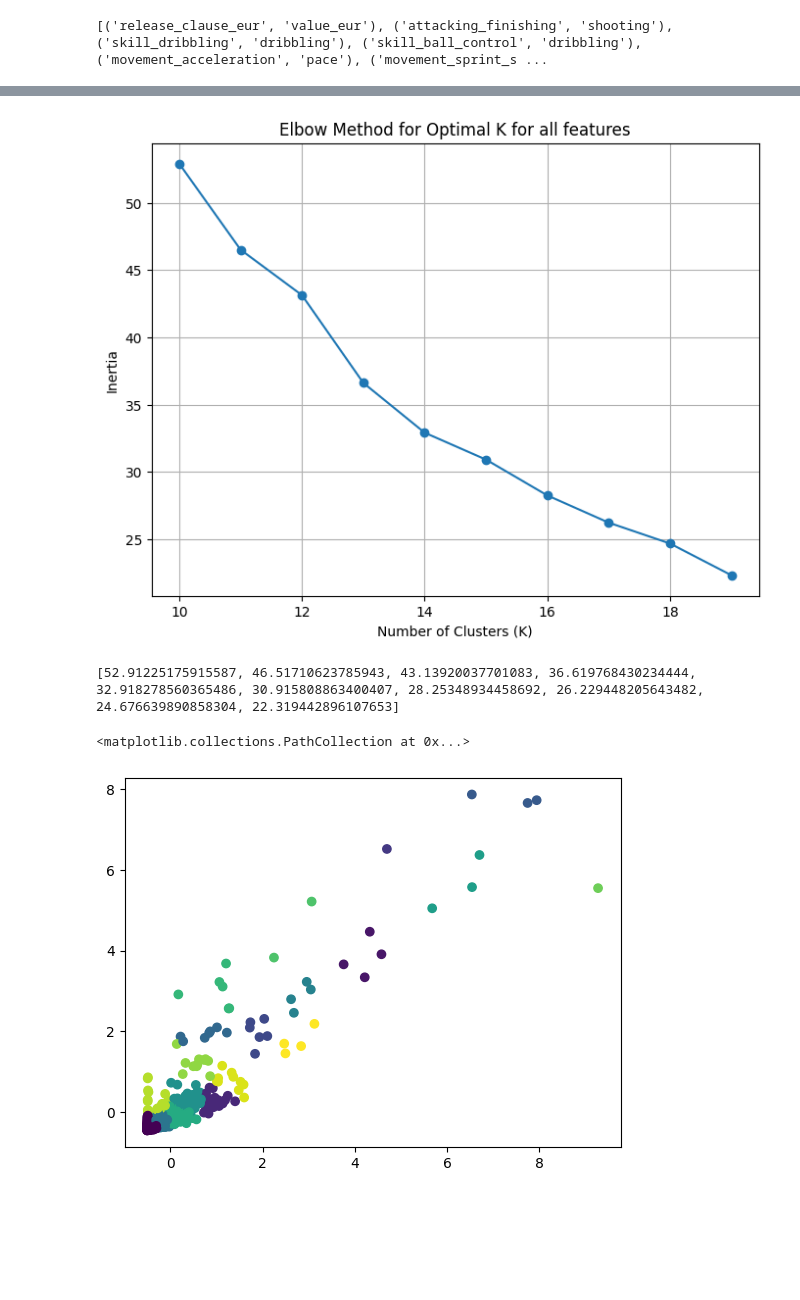
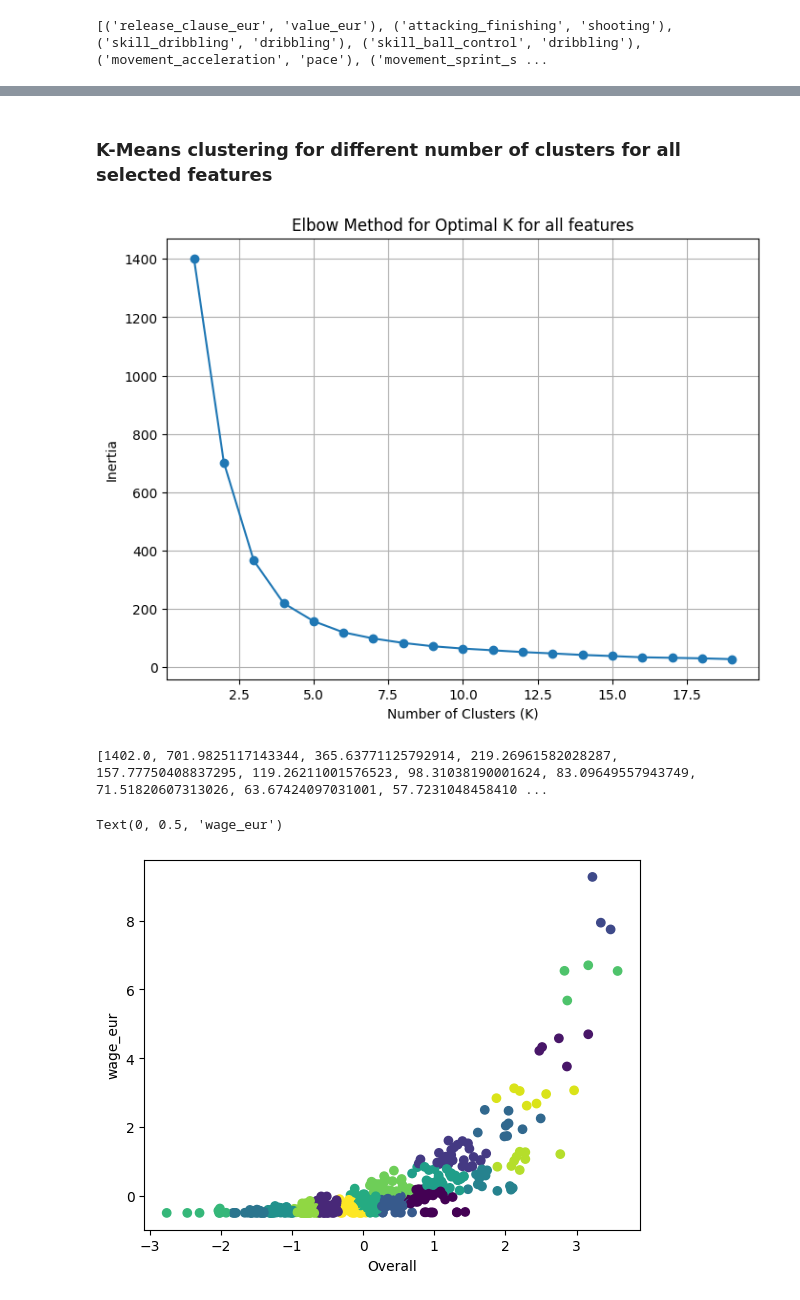
Before and after one commit to rahulbollisetty/ML_assignment_IIITB, a Jupyter notebook: 3.ipynb, the cells around one changed output, grey strips where cells are left out. Cells and saved outputs as stored; diff of their text form; code cells hidden in the pictures; blank space fills up the shorter version.

```diff
--- a/3.ipynb
+++ b/3.ipynb
@@ -228,8 +242,8 @@ Index(['overall', 'potential', 'weak_foot', 'skill_moves', 'age', 'height_cm',
 from sklearn.preprocessing import StandardScaler
 std_scaler = StandardScaler().set_output(transform="pandas")
 
-data = main_df.groupby('club_team_id').mean().reset_index()
-data.drop(columns='club_team_id',inplace=True)
+data = main_df.groupby('club_team_id').mean()
+# data.drop(columns='club_team_id',inplace=True)
 data = std_scaler.fit_transform(data)
-data.shape
+data.head(5)
 # %% [output]
@@ -261,15 +282,17 @@ print(inertia)
+# %% [markdown]
+### K-Means clustering for different number of clusters for all selected features
 # %%
 inertia = []
-data = data[['wage_eur', 'release_clause_eur']]
-# Try different values of K
-for k in range(10,20):  # You can adjust the range of K as needed
+data = data[['wage_eur', 'overall']]
+for k in range(1,20):
     kmeans = KMeans(n_clusters=k, random_state=0)
     kmeans.fit(data)
     inertia.append(kmeans.inertia_)
 l = kmeans.labels_
+
 # Plot the elbow curve
 plt.figure(figsize=(8, 6))
-plt.plot(range(10,20), inertia, marker='o', linestyle='-')
+plt.plot(range(1,20), inertia, marker='o', linestyle='-')
 plt.title('Elbow Method for Optimal K for all features')
 plt.xlabel('Number of Clusters (K)')
 plt.ylabel('Inertia')
@@ -277,10 +300,12 @@ plt.grid(True)
 plt.show()
 print(inertia)
 # %% [output]
-[figure, old version]
+[figure, new version]
-[52.91225175915587, 46.51710623785943, 43.13920037701083, 36.619768430234444, 32.918278560365486, 30.915808863400407, 28.25348934458692, 26.229448205643482, 24.676639890858304, 22.319442896107653]
+[1402.0, 701.9825117143344, 365.63771125792914, 219.26961582028287, 157.77750408837295, 119.26211001576523, 98.31038190001624, 83.09649557943749, 71.51820607313026, 63.67424097031001, 57.7231048458410 ...
 # %%
-plt.scatter(data['wage_eur'],data['release_clause_eur'],c=l)
+plt.scatter(data['overall'],data['wage_eur'],c=l)
+plt.xlabel("Overall")
+plt.ylabel("wage_eur")
 # %% [output]
-<matplotlib.collections.PathCollection at 0x...>
+Text(0, 0.5, 'wage_eur')
-[figure, old version]
+[figure, new version]
```
Also changed, not shown: parts of 10 cells of this notebook, 3 other files.
